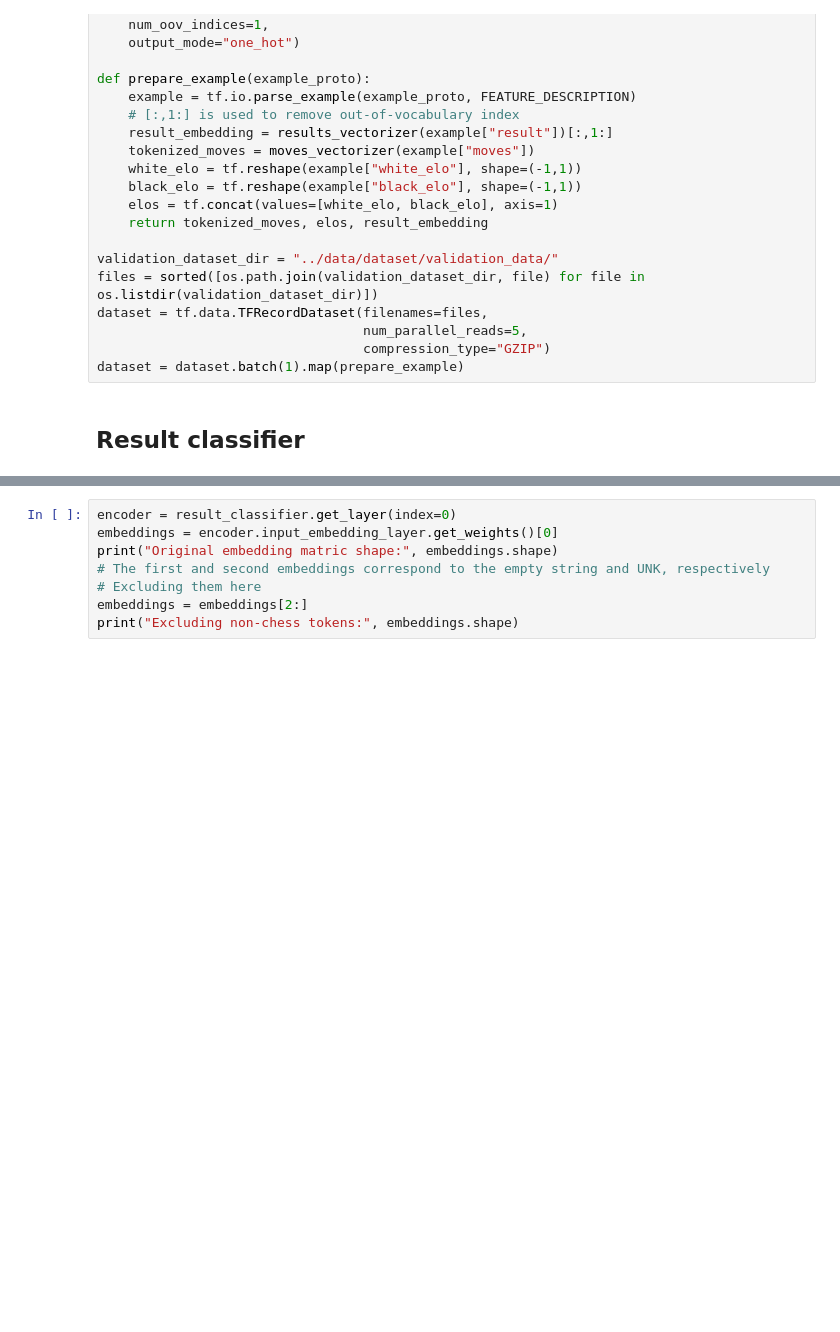
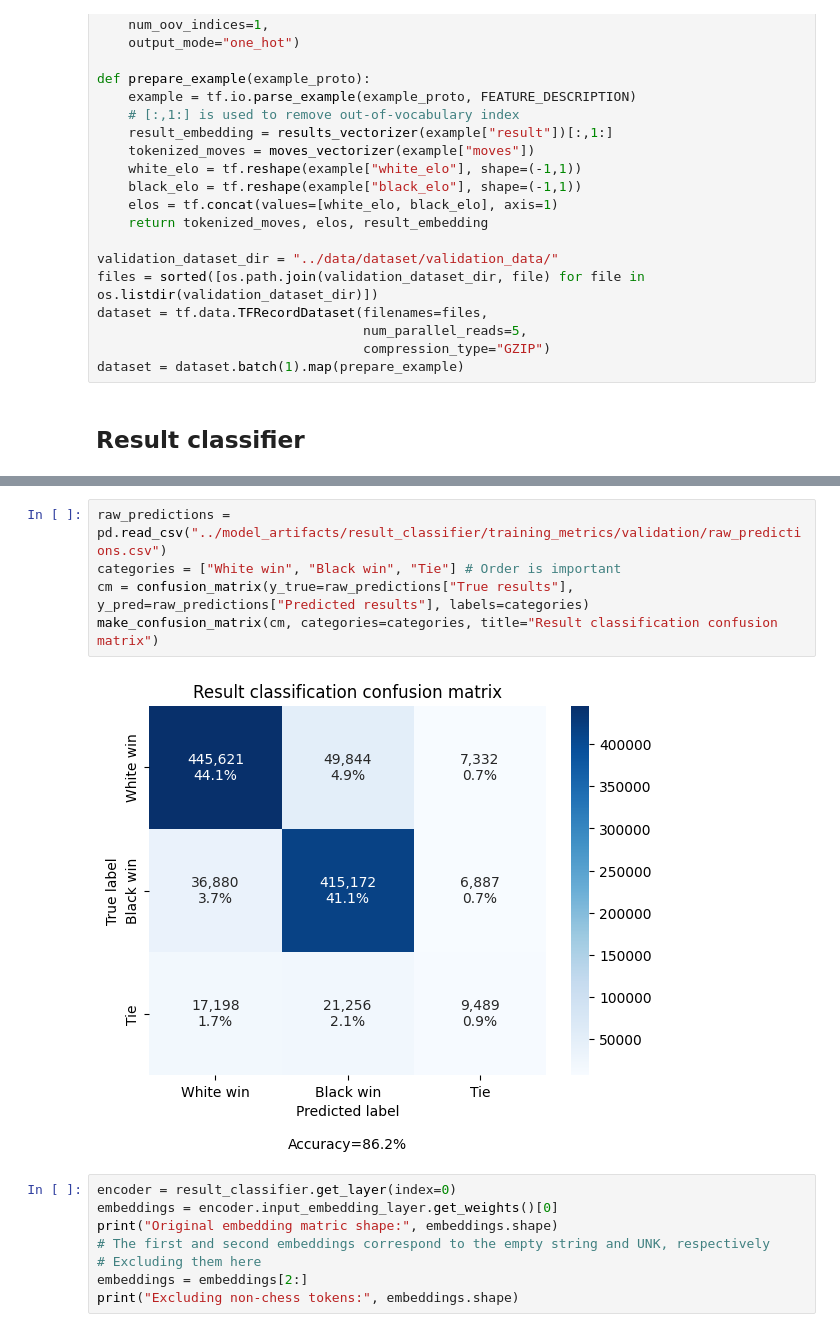
Before and after one commit to luizvalle/chessformer, a Jupyter notebook: notebooks/trained_models_analysis.ipynb, the cells around one changed output, grey strips where cells are left out. Saved outputs shown, nothing was run; the diff lists cells and outputs as text; blank space fills up the shorter version.

```diff
--- a/notebooks/trained_models_analysis.ipynb
+++ b/notebooks/trained_models_analysis.ipynb
@@ -232,3 +351,10 @@ plot_loss_data(val_loss, type="Validation", ylim=(0, 0.8))
+# %%
+raw_predictions = pd.read_csv("../model_artifacts/result_classifier/training_metrics/validation/raw_predictions.csv")
+categories = ["White win", "Black win", "Tie"] # Order is important
+cm = confusion_matrix(y_true=raw_predictions["True results"], y_pred=raw_predictions["Predicted results"], labels=categories)
+make_confusion_matrix(cm, categories=categories, title="Result classification confusion matrix")
+# %% [output]
+[figure, added]
 # %%
 encoder = result_classifier.get_layer(index=0)
 embeddings = encoder.input_embedding_layer.get_weights()[0]
```
Also changed, not shown: parts of 24 cells of this notebook, 47 other files.
